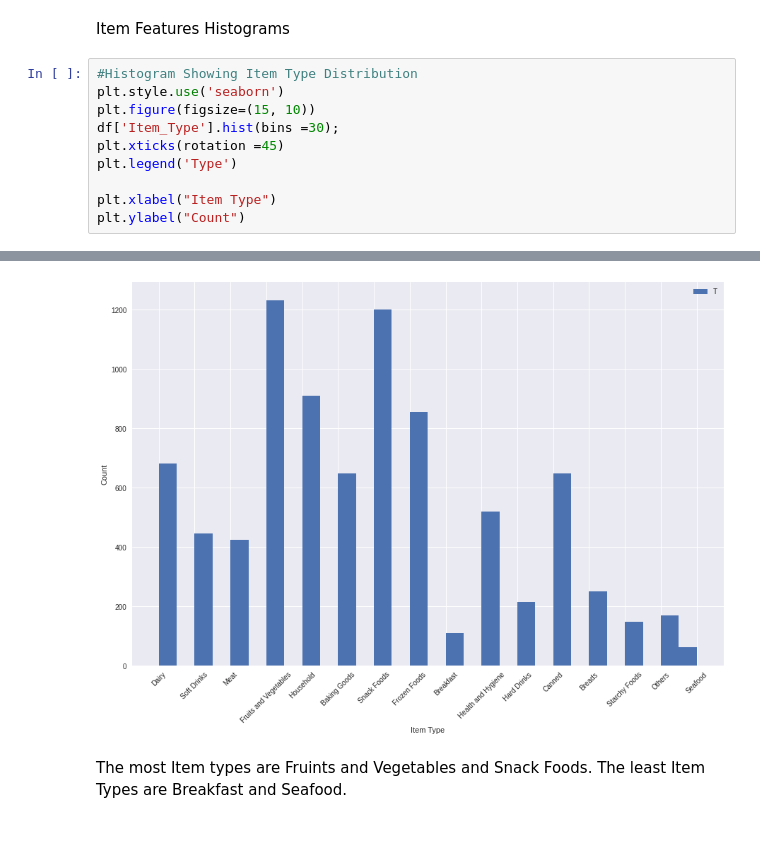
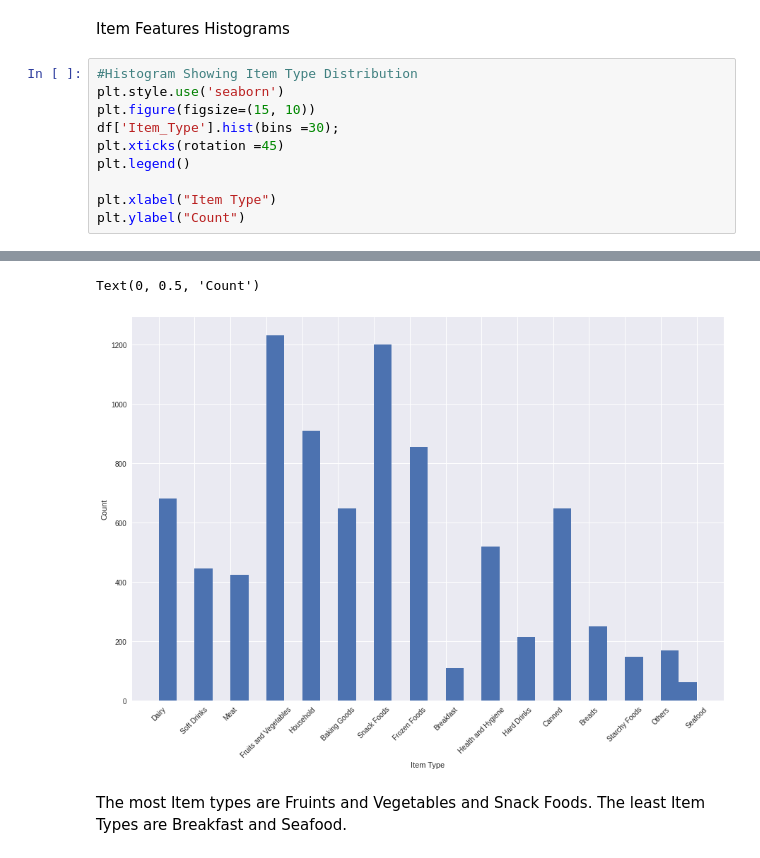
Before and after one commit to gatimo256/sales-predictions, a Jupyter notebook: Sales_Predictions.ipynb, the cells around one changed output, grey strips where cells are left out. Saved outputs shown, nothing was run; the diff lists cells and outputs as text.

```diff
--- a/Sales_Predictions.ipynb
+++ b/Sales_Predictions.ipynb
@@ -371,7 +371,7 @@ plt.style.use('seaborn')
 plt.figure(figsize=(15, 10))
 df['Item_Type'].hist(bins =30);
 plt.xticks(rotation =45)
-plt.legend('Type')
+plt.legend()
 
 plt.xlabel("Item Type")
 plt.ylabel("Count")
@@ -380,4 +380,5 @@ Text(0, 0.5, 'Count')
+Text(0, 0.5, 'Count')
-[figure, old version]
+[figure, new version]
 # %% [markdown]
 The most Item types are Fruints and Vegetables and Snack Foods. The least Item Types are Breakfast and Seafood.
 # %%
```
Also changed, not shown: parts of 17 cells of this notebook.
